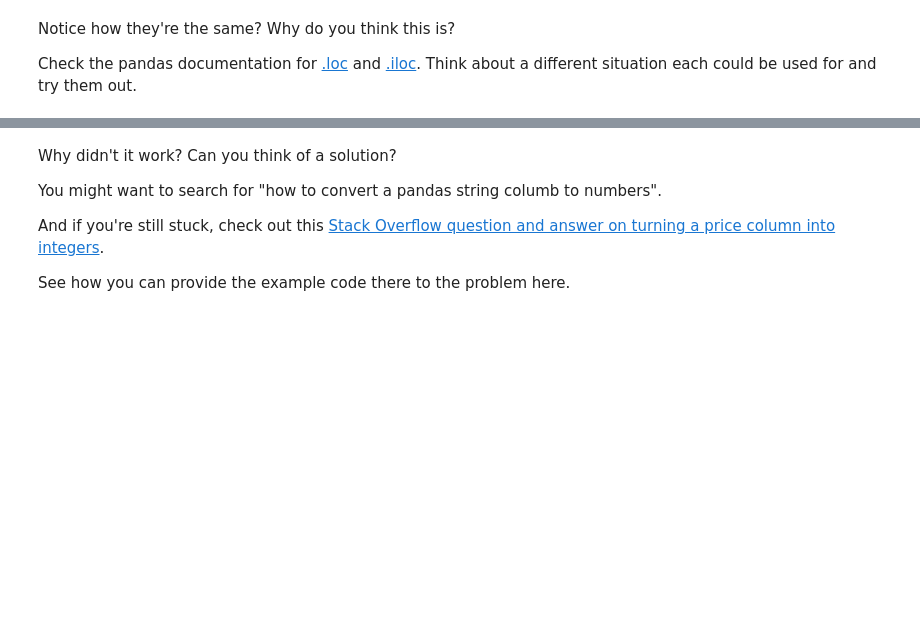
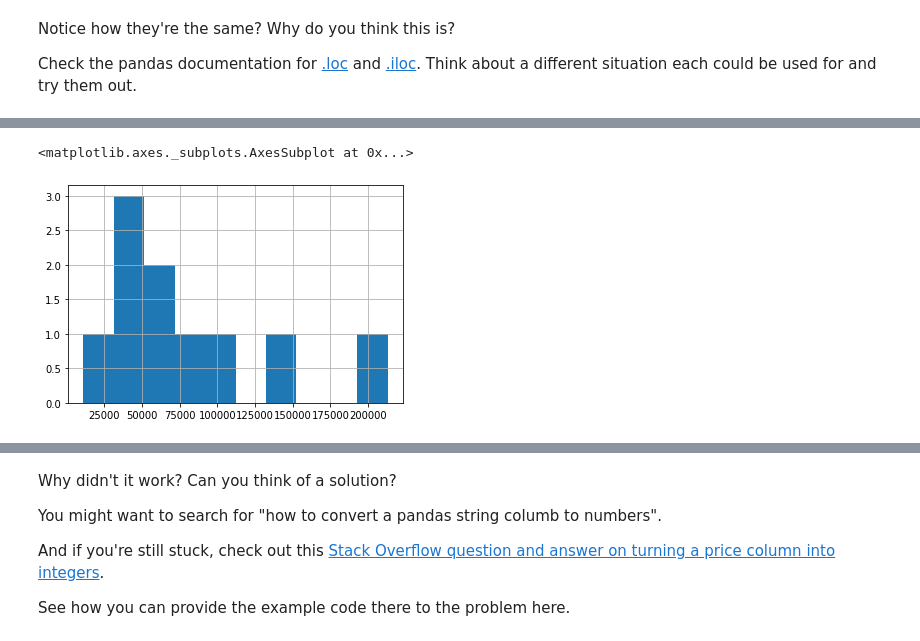
Before and after one commit to dulajkavinda/pandas-exploring-data-ML, a Jupyter notebook: pandas-exercises.ipynb, the cells around one changed output, grey strips where cells are left out. Cells and saved outputs as stored; diff of their text form; code cells hidden in the pictures; blank space fills up the shorter version.

```diff
--- a/pandas-exercises.ipynb
+++ b/pandas-exercises.ipynb
@@ -135,4 +255,8 @@ Check the pandas documentation for [.loc](https://pandas.pydata.org/pandas-docs/
 # %%
 # Create a histogram of the Odometer column using hist()
+car_sales['Odometer (KM)'].hist()
+# %% [output]
+<matplotlib.axes._subplots.AxesSubplot at 0x...>
+[figure, added]
 # %%
 # Try to plot the Price column using plot()
```
Also changed, not shown: parts of 40 cells of this notebook.
